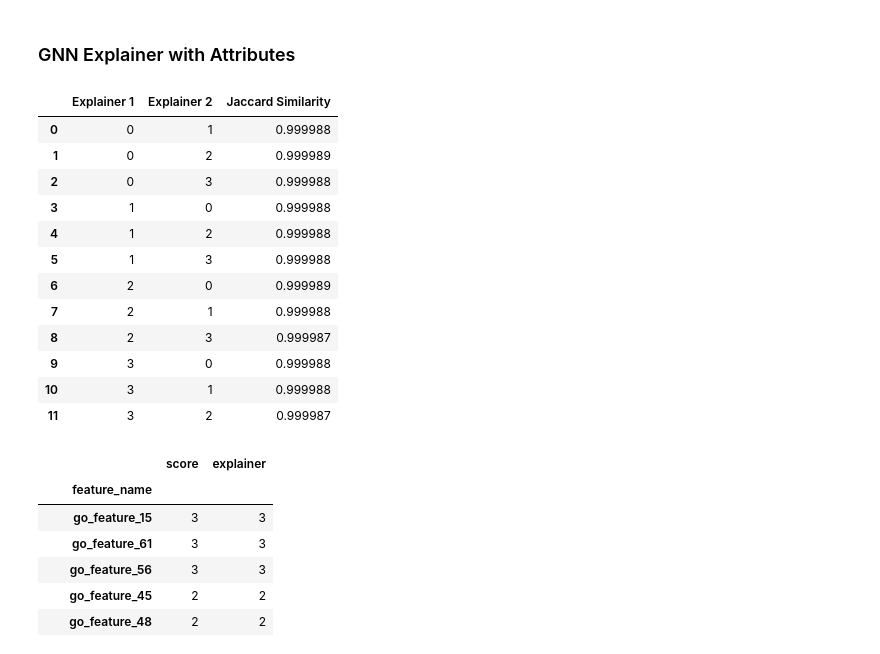
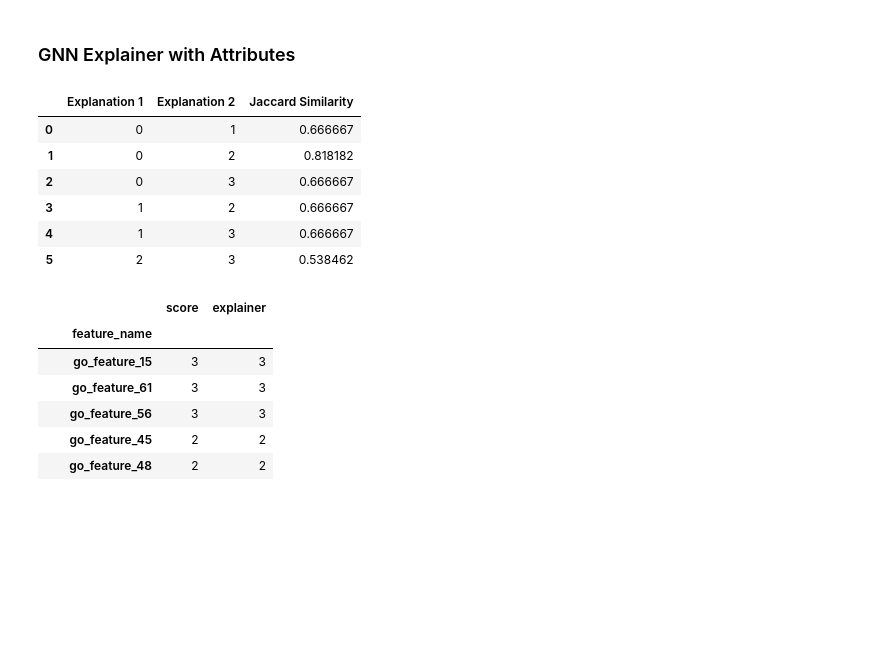
Before and after one commit to alyssaanastasi/srebp2-explanations, a Jupyter notebook: initial-experiment/init_exp.ipynb, the cells around one changed output. Drawn from its saved outputs; the diff is of its cells as text; code cells hidden in the pictures; blank space fills up the shorter version.

```diff
--- a/initial-experiment/init_exp.ipynb
+++ b/initial-experiment/init_exp.ipynb
@@ -371,7 +371,7 @@ def pg_trial(explainer):
         process_times.append(process_end - process_start)
         explanations.append(explanation)
 
-    return {'positive_fid' : fid_pos, 'negative_fid': fid_neg, 'time': times, 'explanations': explanations}
+    return {'positive_fid' : fid_pos, 'negative_fid': fid_neg, 'wall_times': wall_times, 'process_times': process_times, 'explanations': explanations}
 # %% [markdown]
 ### Run Trials
 # %%
@@ -402,8 +389,8 @@ gm_exp_common = trial(gm_comm)
 # %%
 # make dict of all trials and their names
 
-trial_names = {"GNNExp with Attr" : gnn_exp_attr,
-               "GNNExp with Common Attr": gnn_exp_common,
+trial_names = {"GNNExplainer with Attributes" : gnn_exp_attr,
+               "GNN Explainer with Common Attributes": gnn_exp_common,
                "PGExplainer" : pg_exp,
-               "GraphMask with Attr" : gm_exp_attr,
-               "GraphMask with Common Attr": gm_exp_common}
+               "GraphMask with Attributes" : gm_exp_attr,
+               "GraphMask with Common Attributes": gm_exp_common}
@@ -415,8 +404,8 @@ for trial_name in trial_names:
     trial = trial_names[trial_name]
     pos_fid = fidelity_score(trial['positive_fid'])
     neg_fid = fidelity_score(trial['negative_fid'])
-    avg_time = np.mean(trial['time']) / 60
-    std_time = np.std(trial['time']) / 60
+    avg_time = np.mean(trial['process_times']) / 60
+    std_time = np.std(trial['process_times']) / 60
     d = {'explainer_type': trial_name, 'positive_fidelity': pos_fid, 'negative_fidelity': neg_fid, 'average_time_mins': avg_time, 'std_time': std_time}
     trials.append(d)
 
@@ -587,42 +704,38 @@ gm_comm_stability = stability_trial(gm_comm, test_nodes[0])
 def edge_jaccard(edge_mask1, edge_mask2):
     edge_mask1 = np.array(edge_mask1)
     edge_mask2 = np.array(edge_mask2)
-    intersection = np.sum(edge_mask1 == edge_mask2)
-    union = (len(edge_mask1) * 2) - intersection
+    edge_mask1[edge_mask1 > 0] = 1
+    edge_mask2[edge_mask2 > 0] = 1
+    intersection = np.sum(((edge_mask1 == edge_mask2) & (edge_mask1 == 1) & (edge_mask2 == 1)))
+    union = np.sum(edge_mask1 == 1) + np.sum((edge_mask2 == 1)) - intersection
     return intersection / union
 # %% [markdown]
 ### GNN Explainer with Attributes
 # %%
 # edge stability
 gnn_attr_edge_similarity = []
 
 for i in range(4):
-    for j in range(4):
+    for j in range(i, 4):
         if i == j:
             continue
         exp1 = i
         exp2 = j
         edge_mask1 = gnn_attr_stability['explanations'][i].edge_mask
         edge_mask2 = gnn_attr_stability['explanations'][j].edge_mask
         edge_sim = edge_jaccard(edge_mask1, edge_mask2)
-        gnn_attr_edge_similarity.append({'Explainer 1': exp1, 'Explainer 2': exp2, 'Jaccard Similarity': edge_sim})
+        gnn_attr_edge_similarity.append({'Explanation 1': exp1, 'Explanation 2': exp2, 'Jaccard Similarity': edge_sim})
 
 gnn_attr_edge_similarity = pd.DataFrame(gnn_attr_edge_similarity)
 gnn_attr_edge_similarity
 # %% [output]
-|  | Explainer 1 | Explainer 2 | Jaccard Similarity |
-| 0 | 0 | 1 | 0.999988 |
-| 1 | 0 | 2 | 0.999989 |
-| 2 | 0 | 3 | 0.999988 |
-| 3 | 1 | 0 | 0.999988 |
-| 4 | 1 | 2 | 0.999988 |
-| 5 | 1 | 3 | 0.999988 |
-| 6 | 2 | 0 | 0.999989 |
-| 7 | 2 | 1 | 0.999988 |
-| 8 | 2 | 3 | 0.999987 |
-| 9 | 3 | 0 | 0.999988 |
-| 10 | 3 | 1 | 0.999988 |
-| 11 | 3 | 2 | 0.999987 |
+|  | Explanation 1 | Explanation 2 | Jaccard Similarity |
+| 0 | 0 | 1 | 0.666667 |
+| 1 | 0 | 2 | 0.818182 |
+| 2 | 0 | 3 | 0.666667 |
+| 3 | 1 | 2 | 0.666667 |
+| 4 | 1 | 3 | 0.666667 |
+| 5 | 2 | 3 | 0.538462 |
 # %%
 # feature stability
 top_features = pd.DataFrame()
```
Also changed, not shown: parts of 23 cells of this notebook.
